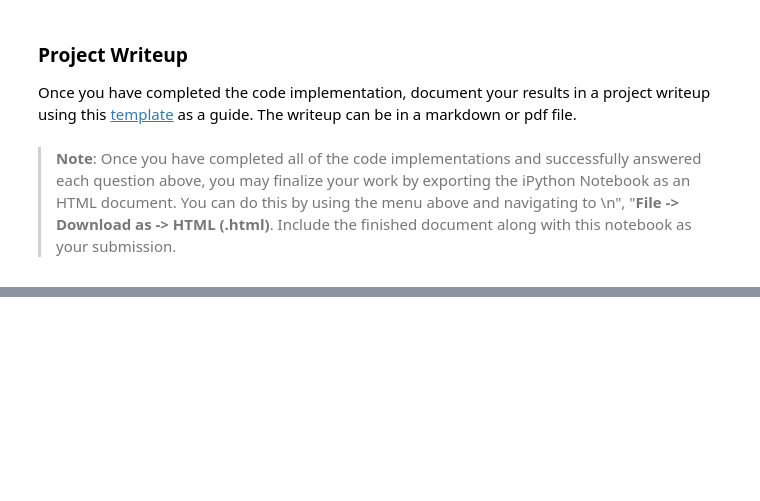
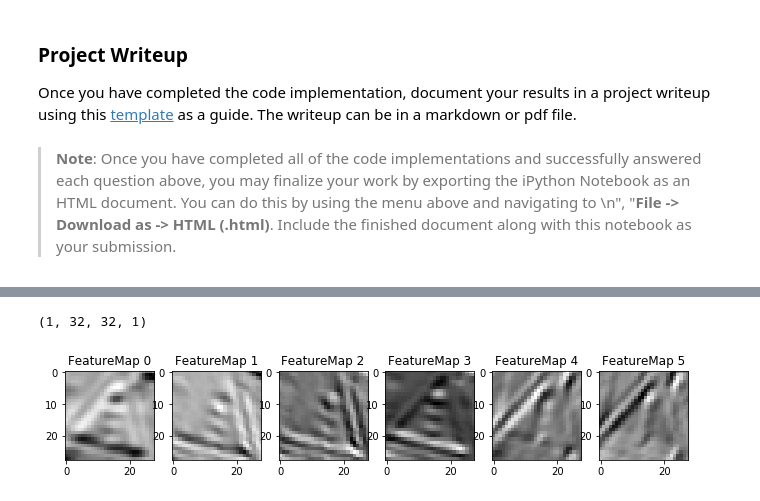
Before and after one commit to AndyKnight09/CarND-Traffic-Sign-Classifier-Project, a Jupyter notebook: Traffic_Sign_Classifier.ipynb, the cells around one changed output, grey strips where cells are left out. Cells and saved outputs as stored; diff of their text form; code cells hidden in the pictures; blank space fills up the shorter version.

```diff
--- a/Traffic_Sign_Classifier.ipynb
+++ b/Traffic_Sign_Classifier.ipynb
@@ -394,7 +393,6 @@ sets imply underfitting. A high accuracy on the training set but low accuracy on
 # %% [markdown]
 Set up cost function and optimiser
 # %%
-logits = LeNet(x)
 cross_entropy = tf.nn.softmax_cross_entropy_with_logits(logits=logits, labels=one_hot_y)
 loss_operation = tf.reduce_mean(cross_entropy)
 optimizer = tf.train.AdamOptimizer(learning_rate = LEARING_RATE)
@@ -466,0 +463,7 @@ TODO: Load model and run against test set
+# %%
+# Run against saved model
+with tf.Session() as sess:
+    saver.restore(sess, tf.train.latest_checkpoint('.'))
+
+    test_accuracy = evaluate(X_test, y_test)
+    print("Test Accuracy = {:.3f}".format(test_accuracy))
@@ -483,3 +529,17 @@ You may find `signnames.csv` useful as it contains mappings from the class id (i
 ### Run the predictions here and use the model to output the prediction for each image.
 ### Make sure to pre-process the images with the same pre-processing pipeline used earlier.
 ### Feel free to use as many code cells as needed.
+# %%
+# Create features and labels
+X_internet = [image1, image2, image3, image4, image5]
+y_internet = [label1, label2, label3, label4, label5]
+
+# Preprocess images
+X_internet = preprocess(X_internet)
+
+# Run against model
+with tf.Session() as sess:
+    saver.restore(sess, tf.train.latest_checkpoint('.'))
+
+    internet_accuracy = evaluate(X_internet, y_internet)
+    print("Internet Accuracy = {:.3f}".format(internet_accuracy))
@@ -531,3 +595,10 @@ Looking just at the first row we get `[ 0.34763842,  0.24879643,  0.12789202]`,
 # %%
 ### Print out the top five softmax probabilities for the predictions on the German traffic sign images found on the web.
 ### Feel free to use as many code cells as needed.
+# %%
+# Run against model
+with tf.Session() as sess:
+    saver.restore(sess, tf.train.latest_checkpoint('.'))
+
+    probabilities = sess.run(tf.nn.top_k(tf.nn.softmax(logits), k=5), feed_dict={x:X_internet, y:y_internet, keep_prob:1})
+    print(probabilities)
@@ -586,3 +672,13 @@ def outputFeatureMap(image_input, tf_activation, activation_min=-1, activation_m
             plt.imshow(activation[0,:,:, featuremap], interpolation="nearest", vmin=activation_min, cmap="gray")
         else:
             plt.imshow(activation[0,:,:, featuremap], interpolation="nearest", cmap="gray")
+# %%
+with tf.Session() as sess:
+    saver.restore(sess, tf.train.latest_checkpoint('.'))
+
+    print(X_train[0:1].shape)
+
+    outputFeatureMap(X_train[0:1], conv1)
+# %% [output]
+(1, 32, 32, 1)
+[figure, added]
```
Also changed, not shown: parts of 15 cells of this notebook, 1 other file.
